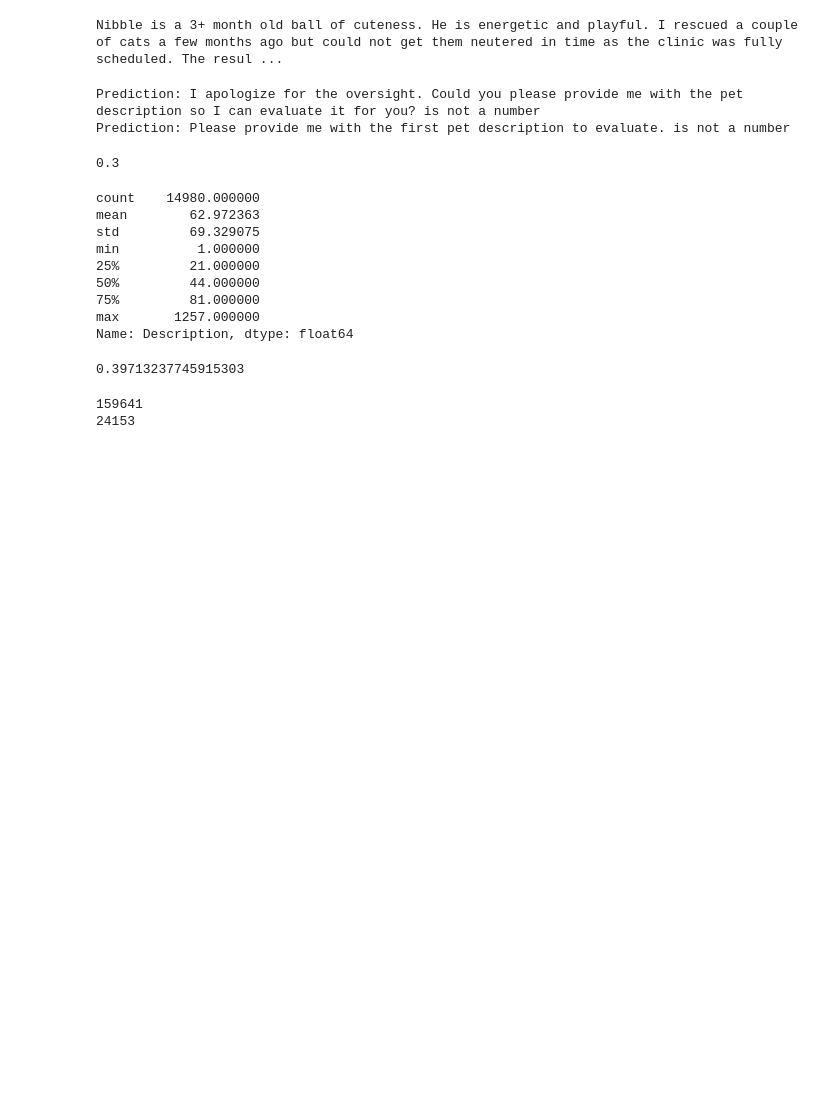
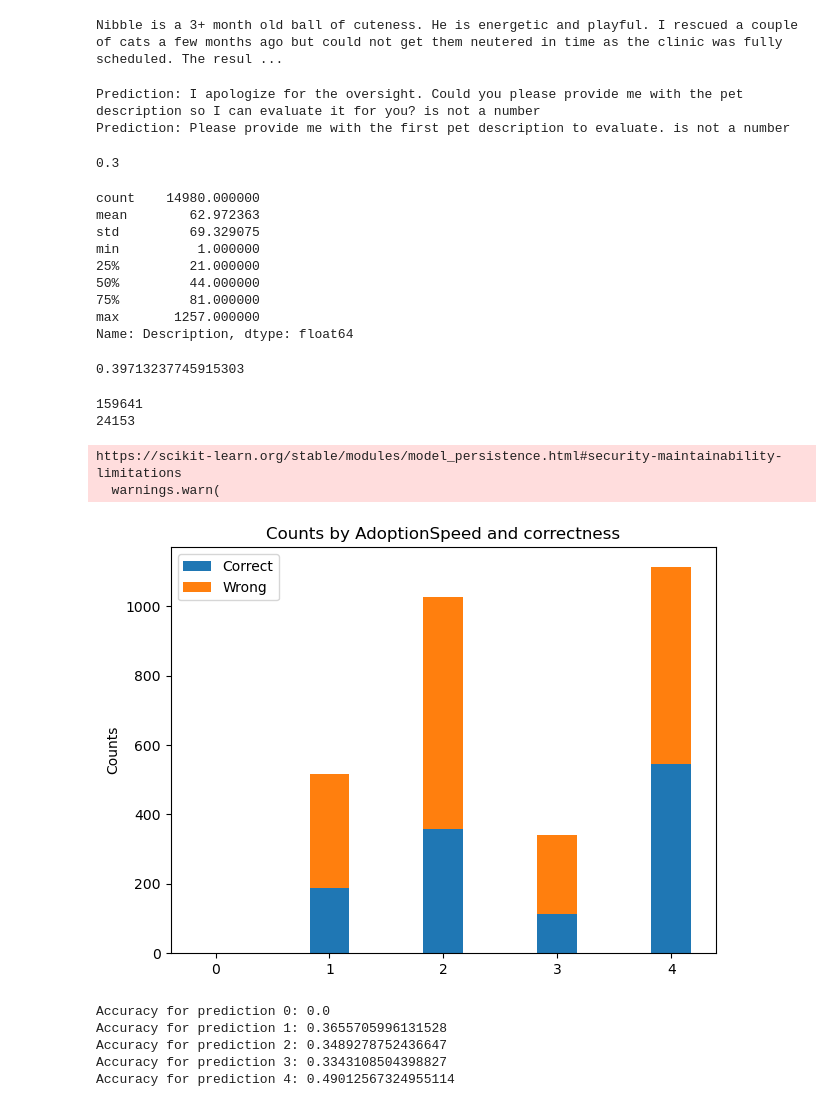
Before and after one commit to lshaoqin/aichallenge, a Jupyter notebook: eda.ipynb, the cells around one changed output. Cells and saved outputs as stored; diff of their text form; code cells hidden in the pictures; blank space fills up the shorter version.

```diff
--- a/eda.ipynb
+++ b/eda.ipynb
@@ -1399,3 +1400,80 @@ print(misspelled)
 # %% [output]
 159641
 24153
+# %%
+# Appendix B: Check prediction distributions for the categorical and text models
+# The idea is that if each model predicts a certain class with a higher accuracy, then we can
+# combine the models to get a better prediction
+
+# This appendix was added after running run.sh and saving both models.
+
+# First, let's check the distribution of the predictions for the logistic regression model
+import pickle
+import sys
+sys.path.insert(0, './src')
+import dataprep
+
+logres_model = pickle.load(open('cat_model.pkl', 'rb'))
+
+# Generate the test dataset
+df = dataprep.read_df('pets_prepared.csv')
+df = dataprep.add_desclength_col(df)
+x_text, x_cat, y = dataprep.split_text_categorical(df)
+
+# Split into train and test sets
+x_train, x_test, y_train, y_test = dataprep.split_train_test(x_cat, y)
+x_train, x_test = dataprep.one_hot_encode(x_train, x_test)
+
+# Make predictions
+y_pred = logres_model.predict(x_test)
+
+# Plot the distribution and accuracy of the predictions
+import matplotlib.pyplot as plt
+import numpy as np
+
+correct = [0, 0, 0, 0, 0]
+wrong = [0, 0, 0, 0, 0]
+
+for i in range(len(y_test)):
+    if y_test.iloc[i] == y_pred[i]:
+        correct[y_pred[i]] += 1
+    else:
+        wrong[y_pred[i]] += 1
+
+labels = ['0', '1', '2', '3', '4']
+
+x = np.arange(len(labels))  # the label locations
+width = 0.35  # the width of the bars
+
+fig, ax = plt.subplots()
+
+rects1 = ax.bar(x, correct, width, label='Correct')
+rects2 = ax.bar(x, wrong, width, label='Wrong', bottom=correct)
+
+# Add some text for labels, title and custom x-axis tick labels, etc.
+ax.set_ylabel('Counts')
+ax.set_title('Counts by AdoptionSpeed and correctness')
+ax.set_xticks(x)
+ax.set_xticklabels(labels)
+ax.legend()
+
+fig.tight_layout()
+
+plt.show()
+
+for i in range(5):
+    if correct[i] + wrong[i] == 0:
+        print(f"Accuracy for prediction {i}: 0")
+    else:
+        print(f"Accuracy for prediction {i}: {correct[i] / (correct[i] + wrong[i])}")
+
+# At a glance, the model is very good at predicting class 4 and somewhat good at predicting class 2
+# %% [output]
+https://scikit-learn.org/stable/modules/model_persistence.html#security-maintainability-limitations
+  warnings.warn(
+[figure, added]
+Accuracy for prediction 0: 0.0
+Accuracy for prediction 1: 0.3655705996131528
+Accuracy for prediction 2: 0.3489278752436647
+Accuracy for prediction 3: 0.3343108504398827
+Accuracy for prediction 4: 0.49012567324955114
```
Also changed, not shown: parts of 5 cells of this notebook, 11 other files.
